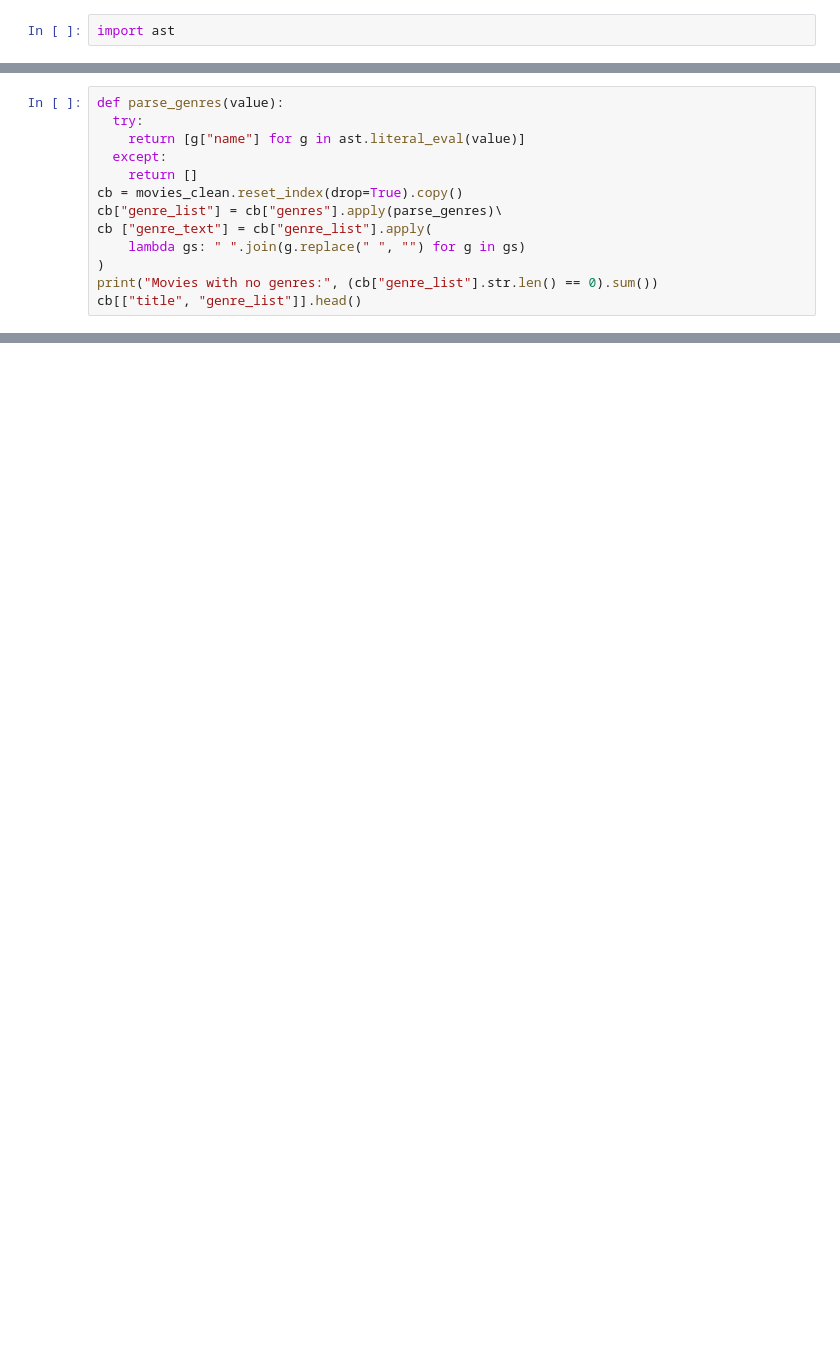
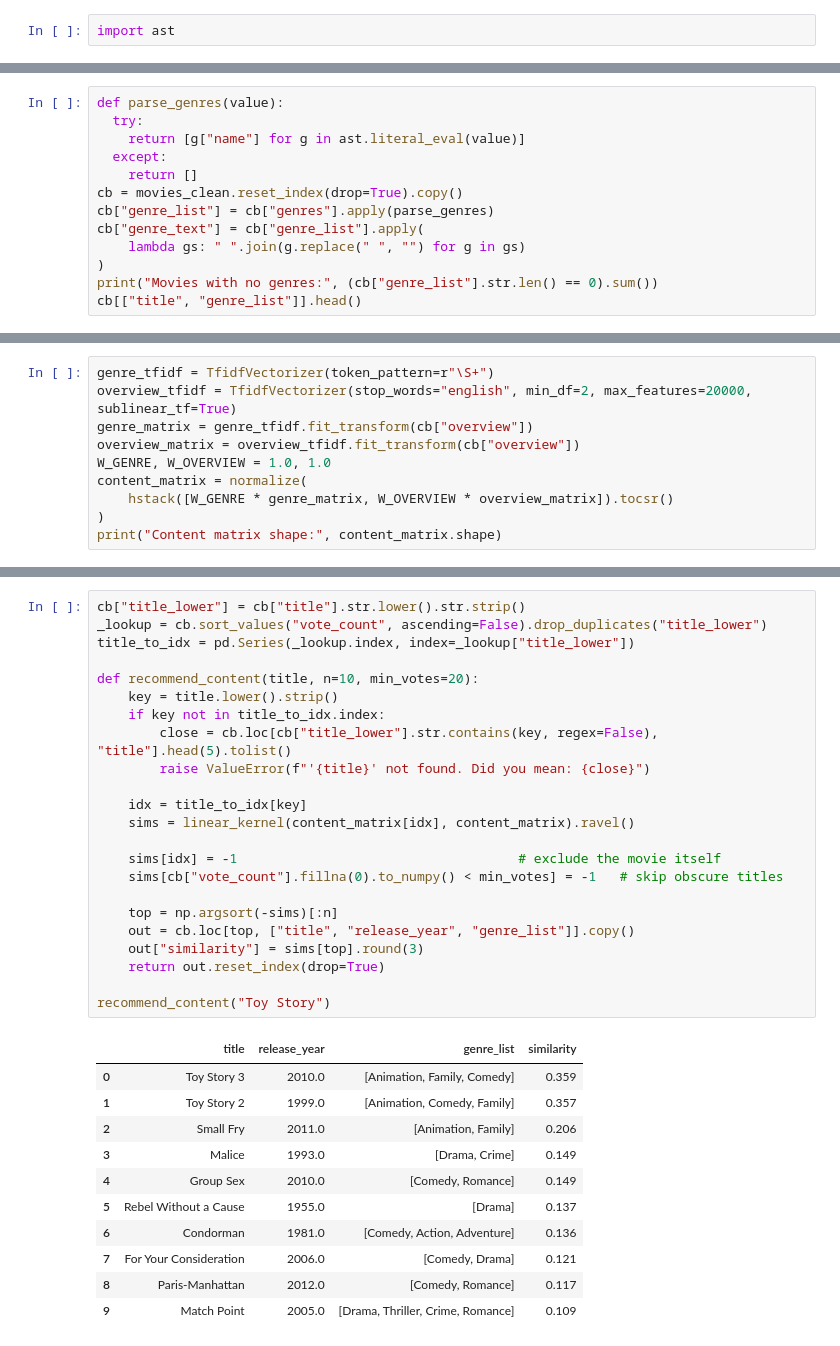
Before and after one commit to Vuyo127/Movie-Recommendation-System, a Jupyter notebook: Movie_Recommendation_Data_Cleaning.ipynb, the cells around one changed output, grey strips where cells are left out. Drawn from its saved outputs; the diff is of its cells as text; blank space fills up the shorter version.

```diff
--- a/Movie_Recommendation_Data_Cleaning.ipynb
+++ b/Movie_Recommendation_Data_Cleaning.ipynb
@@ -633,8 +846,8 @@ def parse_genres(value):
   except:
     return []
 cb = movies_clean.reset_index(drop=True).copy()
-cb["genre_list"] = cb["genres"].apply(parse_genres)\
-cb ["genre_text"] = cb["genre_list"].apply(
+cb["genre_list"] = cb["genres"].apply(parse_genres)
+cb["genre_text"] = cb["genre_list"].apply(
     lambda gs: " ".join(g.replace(" ", "") for g in gs)
 )
 print("Movies with no genres:", (cb["genre_list"].str.len() == 0).sum())
@@ -641,0 +863,10 @@ cb[["title", "genre_list"]].head()
+# %%
+genre_tfidf = TfidfVectorizer(token_pattern=r"\S+")
+overview_tfidf = TfidfVectorizer(stop_words="english", min_df=2, max_features=20000, sublinear_tf=True)
+genre_matrix = genre_tfidf.fit_transform(cb["overview"])
+overview_matrix = overview_tfidf.fit_transform(cb["overview"])
+W_GENRE, W_OVERVIEW = 1.0, 1.0
+content_matrix = normalize(
+    hstack([W_GENRE * genre_matrix, W_OVERVIEW * overview_matrix]).tocsr()
+)
+print("Content matrix shape:", content_matrix.shape)
@@ -641,0 +875,35 @@ cb[["title", "genre_list"]].head()
+# %%
+cb["title_lower"] = cb["title"].str.lower().str.strip()
+_lookup = cb.sort_values("vote_count", ascending=False).drop_duplicates("title_lower")
+title_to_idx = pd.Series(_lookup.index, index=_lookup["title_lower"])
+
+def recommend_content(title, n=10, min_votes=20):
+    key = title.lower().strip()
+    if key not in title_to_idx.index:
+        close = cb.loc[cb["title_lower"].str.contains(key, regex=False), "title"].head(5).tolist()
+        raise ValueError(f"'{title}' not found. Did you mean: {close}")
+
+    idx = title_to_idx[key]
+    sims = linear_kernel(content_matrix[idx], content_matrix).ravel()
+
+    sims[idx] = -1                                    # exclude the movie itself
+    sims[cb["vote_count"].fillna(0).to_numpy() < min_votes] = -1   # skip obscure titles
+
+    top = np.argsort(-sims)[:n]
+    out = cb.loc[top, ["title", "release_year", "genre_list"]].copy()
+    out["similarity"] = sims[top].round(3)
+    return out.reset_index(drop=True)
+
+recommend_content("Toy Story")
+# %% [output]
+|  | title | release_year | genre_list | similarity |
+| 0 | Toy Story 3 | 2010.0 | [Animation, Family, Comedy] | 0.359 |
+| 1 | Toy Story 2 | 1999.0 | [Animation, Comedy, Family] | 0.357 |
+| 2 | Small Fry | 2011.0 | [Animation, Family] | 0.206 |
+| 3 | Malice | 1993.0 | [Drama, Crime] | 0.149 |
+| 4 | Group Sex | 2010.0 | [Comedy, Romance] | 0.149 |
+| 5 | Rebel Without a Cause | 1955.0 | [Drama] | 0.137 |
+| 6 | Condorman | 1981.0 | [Comedy, Action, Adventure] | 0.136 |
+| 7 | For Your Consideration | 2006.0 | [Comedy, Drama] | 0.121 |
+| 8 | Paris-Manhattan | 2012.0 | [Comedy, Romance] | 0.117 |
+| 9 | Match Point | 2005.0 | [Drama, Thriller, Crime, Romance] | 0.109 |
```
Also changed, not shown: parts of 58 cells of this notebook.
